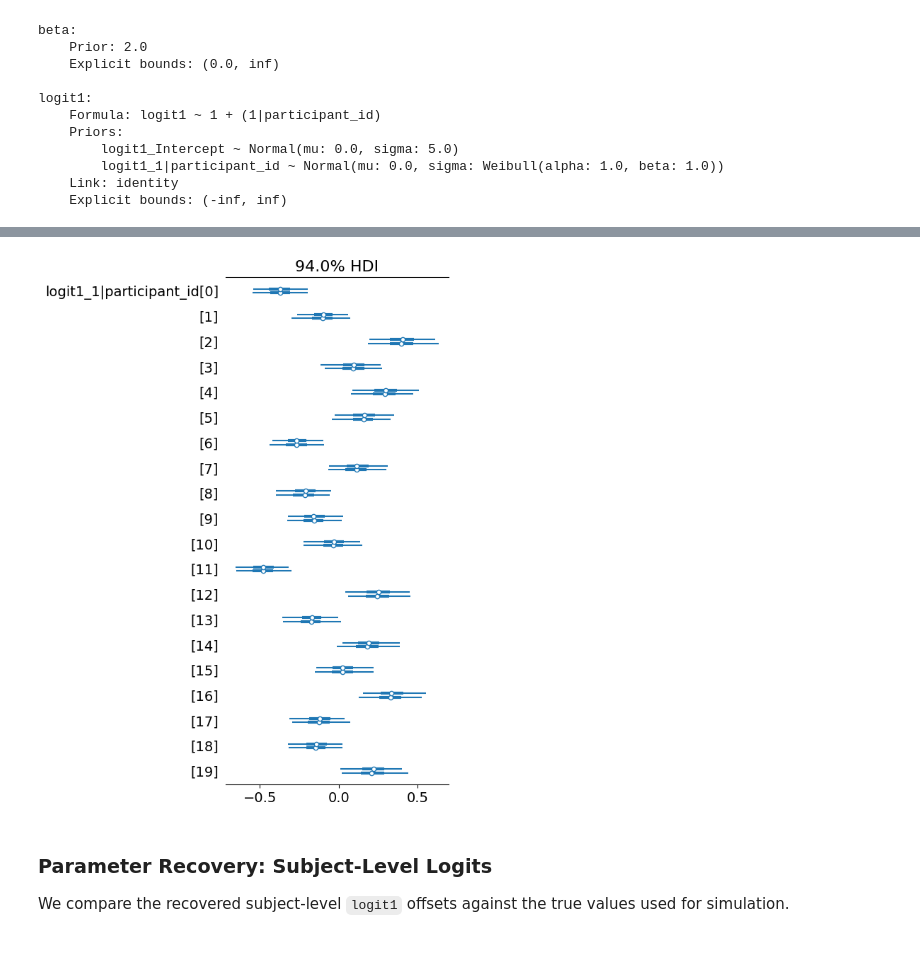
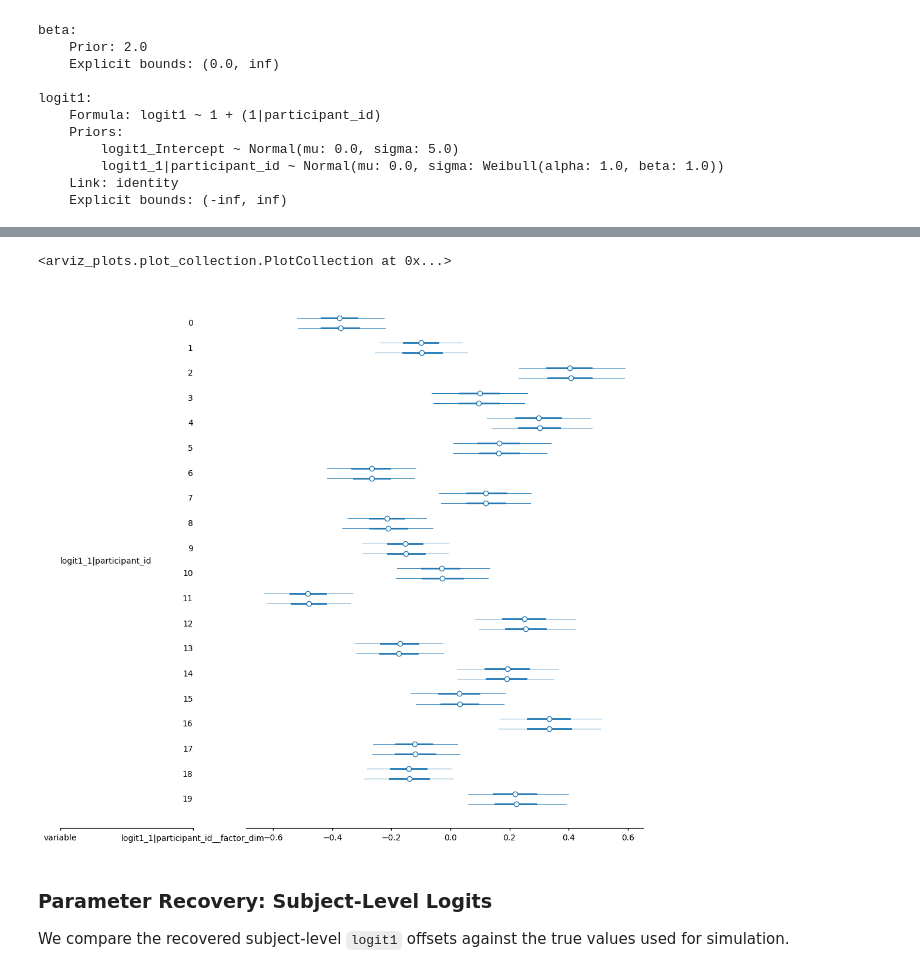
Before and after one commit to lnccbrown/HSSM, a Jupyter notebook: docs/tutorials/choice_only_models.ipynb, the cells around one changed output, grey strips where cells are left out. Saved outputs shown, nothing was run; the diff lists cells and outputs as text; code cells hidden in the pictures.

```diff
--- a/docs/tutorials/choice_only_models.ipynb
+++ b/docs/tutorials/choice_only_models.ipynb
@@ -565,8 +558,8 @@ plt.tight_layout()
 # %%
-az.plot_forest(model_hier.traces, var_names=["logit1_1|participant_id"])
-plt.tight_layout()
+az.plot_forest(idata_hier, var_names=["logit1_1|participant_id"])
 # %% [output]
+<arviz_plots.plot_collection.PlotCollection at 0x...>
-[figure, old version]
+[figure, new version]
 # %% [markdown]
 ### Parameter Recovery: Subject-Level Logits
 
```
Also changed, not shown: parts of 20 cells of this notebook, 16 other files.
